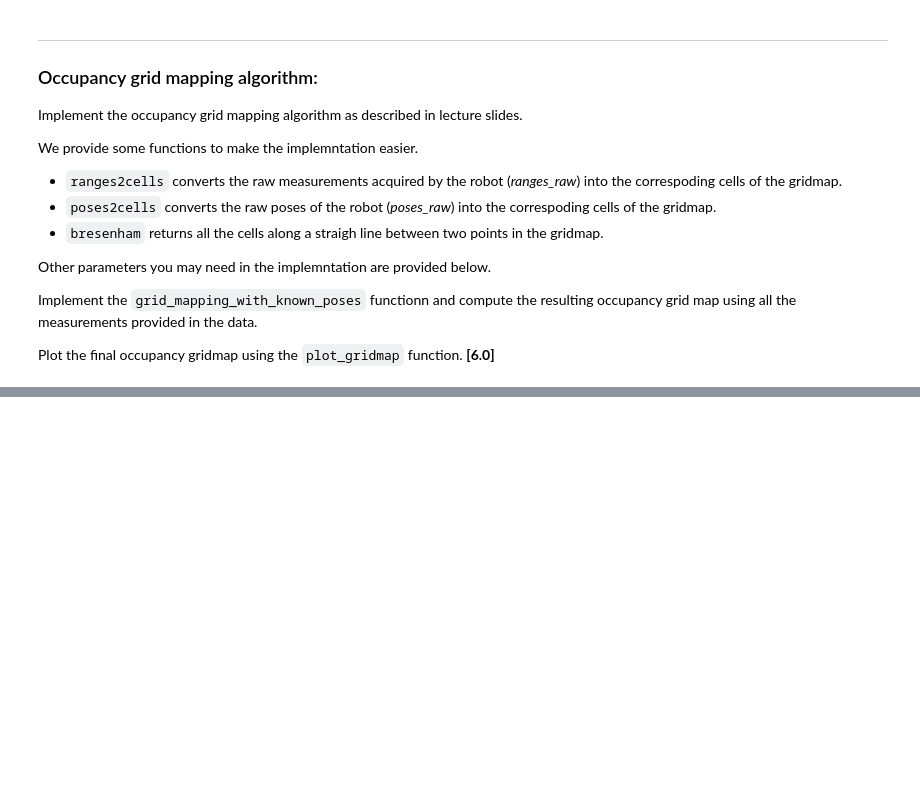
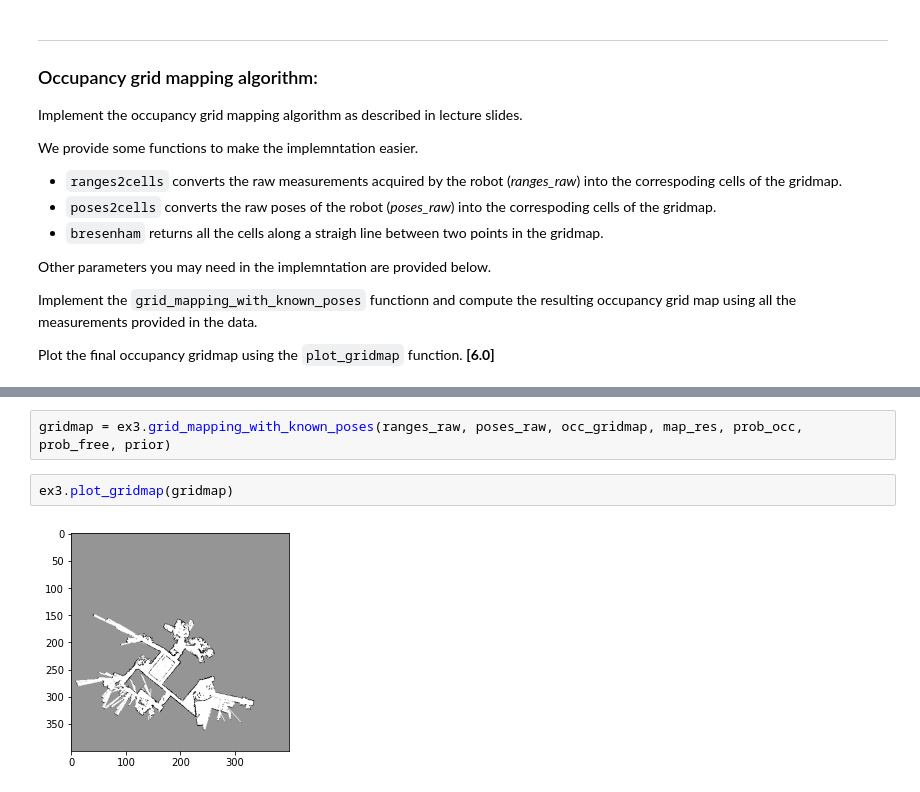
Before and after one commit to Dhagash4/MSR-01-Stachniss, a Jupyter notebook: ex3-grid-mapping/assignment/ex3.ipynb, the cells around one changed output, grey strips where cells are left out. Cells and saved outputs as stored; diff of their text form; blank space fills up the shorter version.

```diff
--- a/ex3-grid-mapping/assignment/ex3.ipynb
+++ b/ex3-grid-mapping/assignment/ex3.ipynb
@@ -79,0 +81,6 @@ ex3.plot_gridmap(occ_gridmap)
+# %%
+gridmap = ex3.grid_mapping_with_known_poses(ranges_raw, poses_raw, occ_gridmap, map_res, prob_occ, prob_free, prior)
+# %%
+ex3.plot_gridmap(gridmap)
+# %% [output]
+[figure, added]
```
Also changed, not shown: parts of 4 cells of this notebook, 8 other files.
